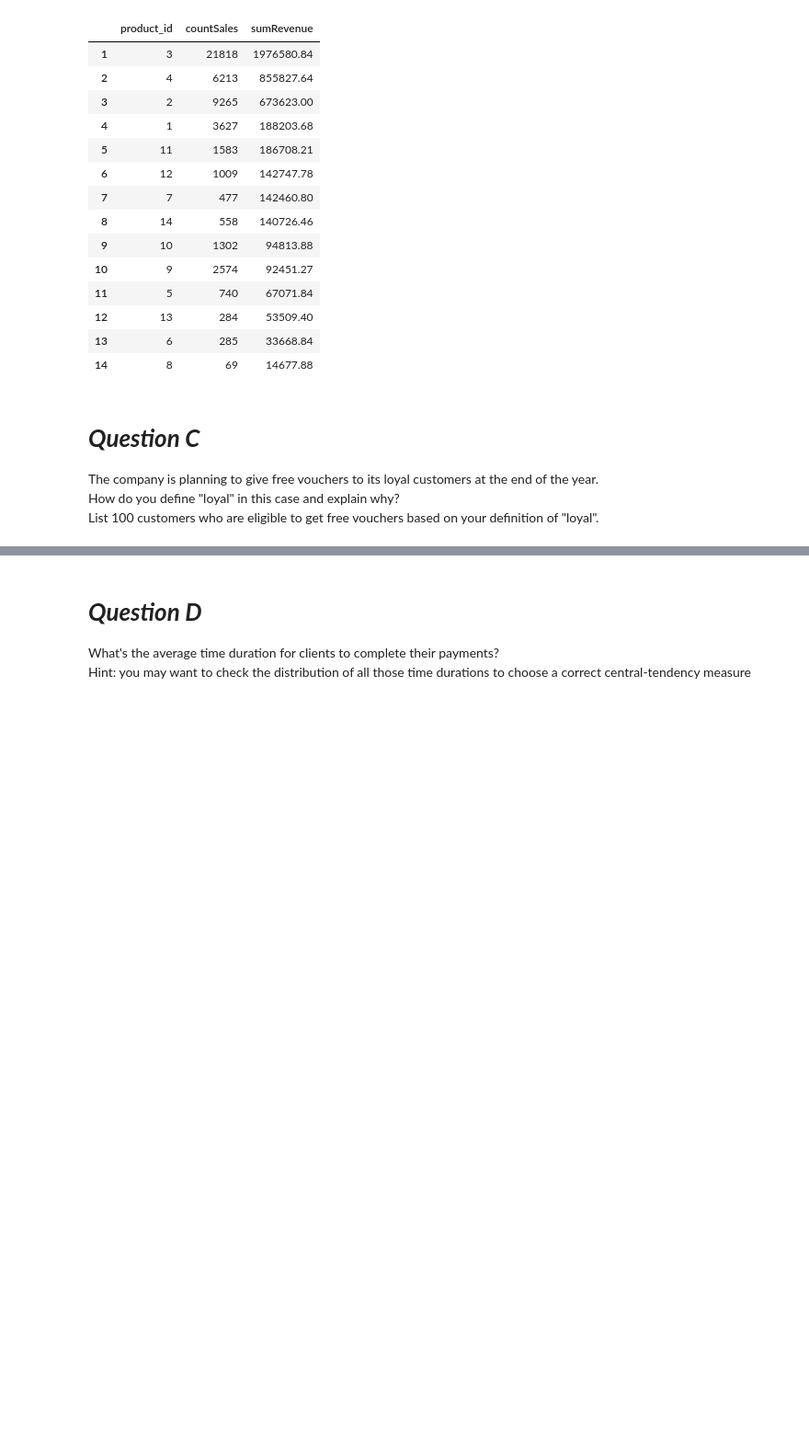
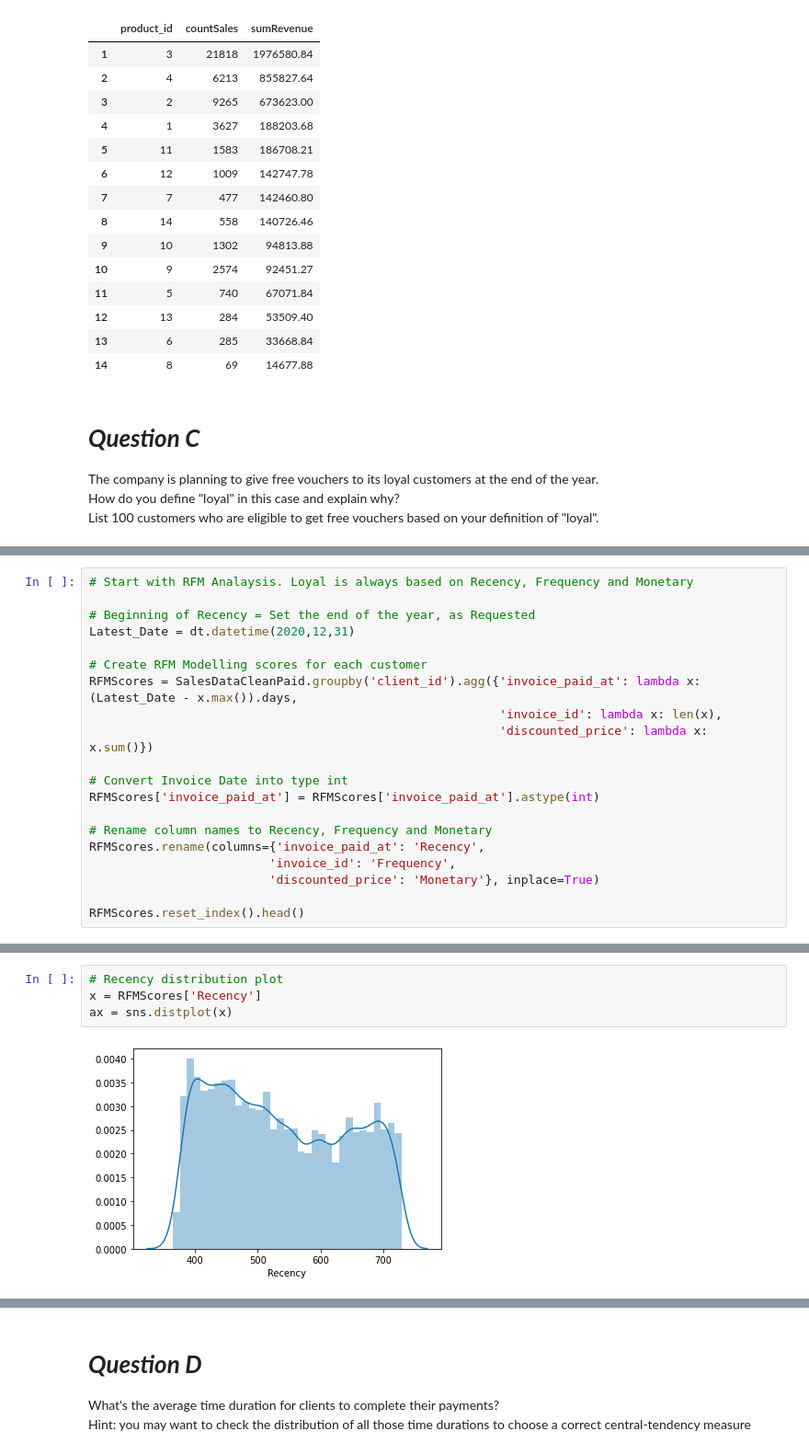
Before and after one commit to muslikhannur/P_SalesData_WranglingTest, a Jupyter notebook: WranglingTest_SalesData.ipynb, the cells around one changed output, grey strips where cells are left out. Shown at 92% size. Saved outputs shown, nothing was run; the diff lists cells and outputs as text; blank space fills up the shorter version.

```diff
--- a/WranglingTest_SalesData.ipynb
+++ b/WranglingTest_SalesData.ipynb
@@ -245,0 +245,20 @@ The company is planning to give free vouchers to its loyal customers at the end
+# %%
+# Start with RFM Analaysis. Loyal is always based on Recency, Frequency and Monetary
+
+# Beginning of Recency = Set the end of the year, as Requested
+Latest_Date = dt.datetime(2020,12,31)
+
+# Create RFM Modelling scores for each customer
+RFMScores = SalesDataCleanPaid.groupby('client_id').agg({'invoice_paid_at': lambda x: (Latest_Date - x.max()).days,
+                                                         'invoice_id': lambda x: len(x),
+                                                         'discounted_price': lambda x: x.sum()})
+
+# Convert Invoice Date into type int
+RFMScores['invoice_paid_at'] = RFMScores['invoice_paid_at'].astype(int)
+
+# Rename column names to Recency, Frequency and Monetary
+RFMScores.rename(columns={'invoice_paid_at': 'Recency',
+                         'invoice_id': 'Frequency',
+                         'discounted_price': 'Monetary'}, inplace=True)
+
+RFMScores.reset_index().head()
@@ -245,0 +285,6 @@ The company is planning to give free vouchers to its loyal customers at the end
+# %%
+# Recency distribution plot
+x = RFMScores['Recency']
+ax = sns.distplot(x)
+# %% [output]
+[figure, added]
```
Also changed, not shown: parts of 26 cells of this notebook.
